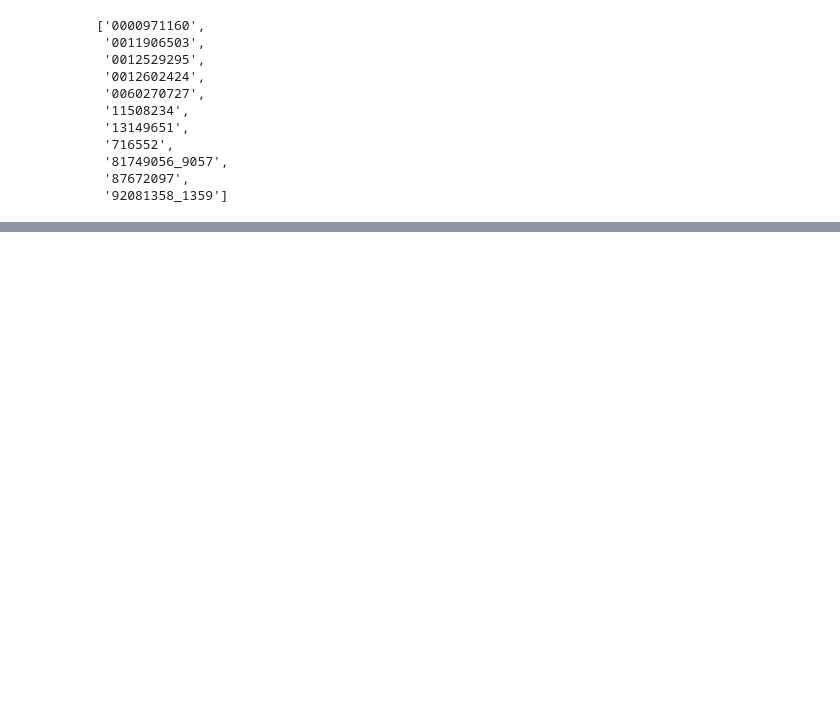
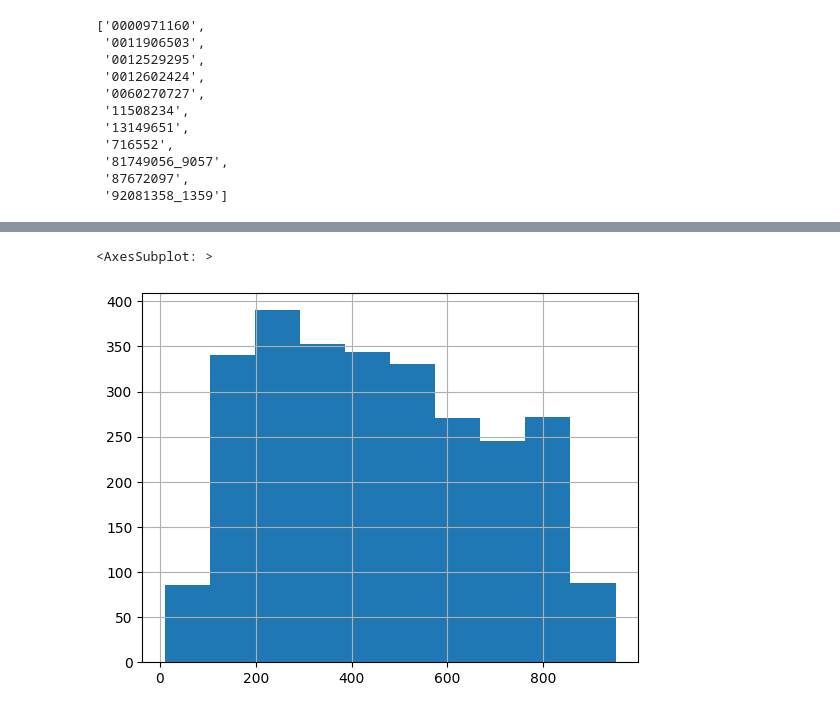
Before and after one commit to minhtriet/dstest, a Jupyter notebook: EDAreal.ipynb, the cells around one changed output, grey strips where cells are left out. Saved outputs shown, nothing was run; the diff lists cells and outputs as text; code cells hidden in the pictures; blank space fills up the shorter version.

```diff
--- a/EDAreal.ipynb
+++ b/EDAreal.ipynb
@@ -218,0 +284,5 @@ Square as question
+# %%
+non_nan_train_df_w_coord[non_nan_train_df_w_coord['label']=='answer']['y1'].hist()
+# %% [output]
+<AxesSubplot: >
+[figure, added]
```
Also changed, not shown: parts of 12 cells of this notebook.
